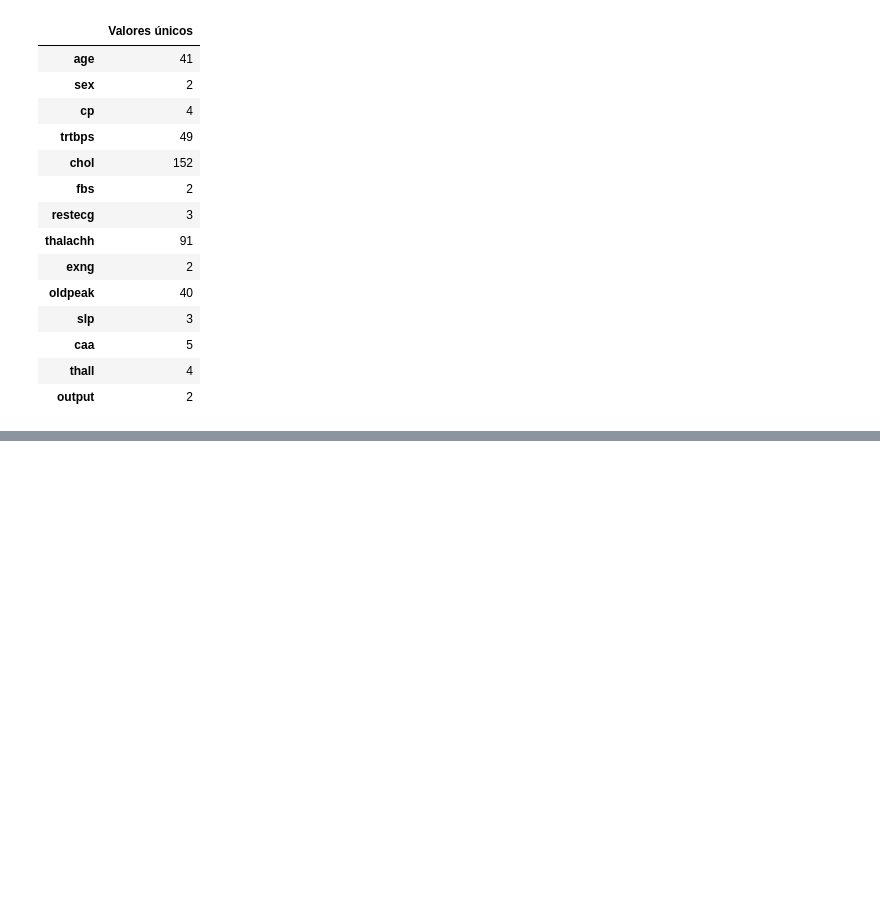
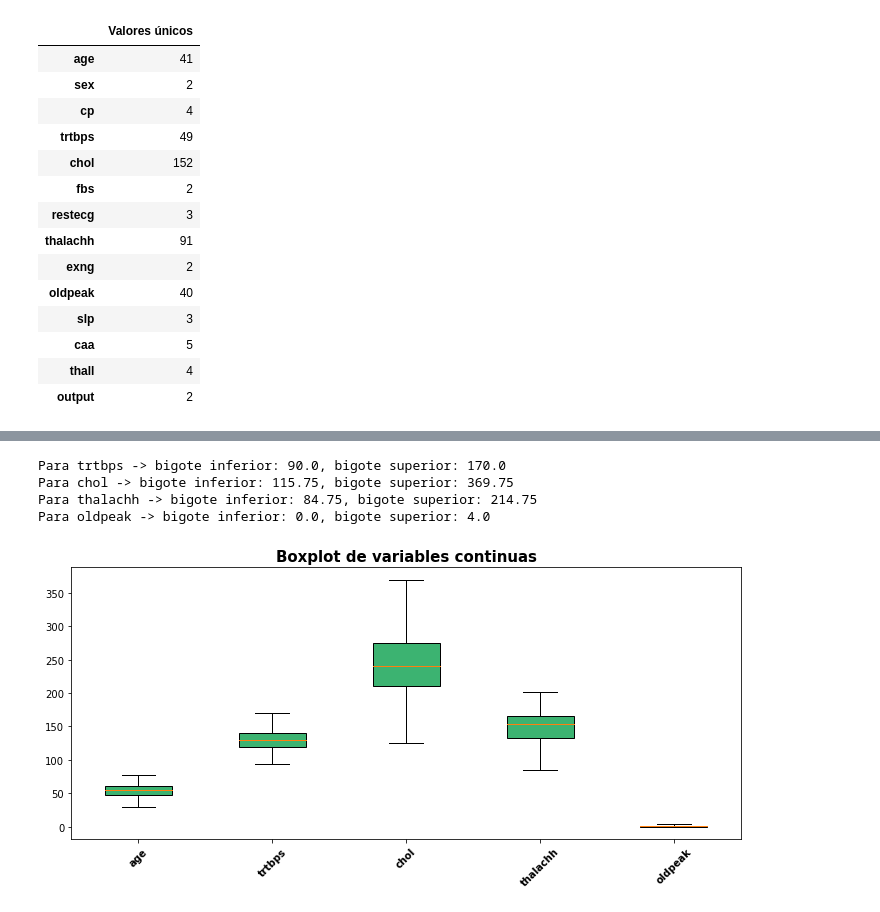
Before and after one commit to jaimesz11/Ataques_al_corazon-Clasificacion_y_analisis, a Jupyter notebook: Notebook/Notebook.ipynb, the cells around one changed output, grey strips where cells are left out. Saved outputs shown, nothing was run; the diff lists cells and outputs as text; code cells hidden in the pictures; blank space fills up the shorter version.

```diff
--- a/Notebook/Notebook.ipynb
+++ b/Notebook/Notebook.ipynb
@@ -67,0 +154,69 @@ pd.DataFrame(diccionario, index = ["Valores únicos"]).transpose()
+# %%
+# trtbps: Presión arterial en reposo (en mmHg)
+Q1_trtbps = df['trtbps'].quantile(0.25) # Primer cuartil
+Q3_trtbps = df['trtbps'].quantile(0.75) # Tercer cuartil
+IQR_trtbps = Q3_trtbps - Q1_trtbps # Rango intercuartílico
+low_whisk_trtbps = Q1_trtbps - 1.5 * IQR_trtbps # Bigote inferior
+up_whisk_trtbps = Q3_trtbps + 1.5 * IQR_trtbps # Bigote superior
+
+# chol: Colesterol en mg/dl obtenido a través del sensor BMI
+Q1_chol = df['chol'].quantile(0.25) # Primer cuartil
+Q3_chol = df['chol'].quantile(0.75) # Tercer cuartil
+IQR_chol = Q3_chol - Q1_chol # Rango intercuartílico
+low_whisk_chol = Q1_chol - 1.5 * IQR_chol # Bigote inferior
+up_whisk_chol = Q3_chol + 1.5 * IQR_chol # Bigote superior
+
+# thalachh - Frecuencia cardíaca máxima alcanzada
+Q1_thalachh = df['thalachh'].quantile(0.25) # Primer cuartil
+Q3_thalachh = df['thalachh'].quantile(0.75) # Tercer cuartil
+IQR_thalachh = Q3_thalachh - Q1_thalachh # Rango intercuartílico
+low_whisk_thalachh = Q1_thalachh - 1.5 * IQR_thalachh # Bigote inferior
+up_whisk_thalachh = Q3_thalachh + 1.5 * IQR_thalachh # Bigote superior
+
+# oldpeak - Pico anterior
+Q1_oldpeak = df['oldpeak'].quantile(0.25) # Primer cuartil
+Q3_oldpeak = df['oldpeak'].quantile(0.75) # Tercer cuartil
+IQR_oldpeak = Q3_oldpeak - Q1_oldpeak # Rango intercuartílico
+low_whisk_oldpeak = Q1_oldpeak - 1.5 * IQR_oldpeak # Bigote inferior
+up_whisk_oldpeak = Q3_oldpeak + 1.5 * IQR_oldpeak # Bigote superior
+
+print("Para trtbps -> bigote inferior: {}, bigote superior: {}".format(low_whisk_trtbps, up_whisk_trtbps))
+print("Para chol -> bigote inferior: {}, bigote superior: {}".format(low_whisk_chol, up_whisk_chol))
+print("Para thalachh -> bigote inferior: {}, bigote superior: {}".format(low_whisk_thalachh, up_whisk_thalachh))
+print("Para oldpeak -> bigote inferior: {}, bigote superior: {}".format(min(df['oldpeak']), up_whisk_oldpeak))
+# %% [output]
+Para trtbps -> bigote inferior: 90.0, bigote superior: 170.0
+Para chol -> bigote inferior: 115.75, bigote superior: 369.75
+Para thalachh -> bigote inferior: 84.75, bigote superior: 214.75
+Para oldpeak -> bigote inferior: 0.0, bigote superior: 4.0
+# %%
+# Todos los outliers por encima o por debajo se imputarán como el valor del bigote superior o inferior según corresponda en cada una de las variables.
+# Posteriormente se dibujará de nuevo los boxplots para comprobar si los outliers han desaparecido.
+df['trtbps'] = np.where(df['trtbps'] > up_whisk_trtbps, up_whisk_trtbps, df['trtbps'])
+df['chol'] = np.where(df['chol'] > up_whisk_chol, up_whisk_chol, df['chol'])
+df['thalachh'] = np.where(df['thalachh'] < low_whisk_thalachh, low_whisk_thalachh, df['thalachh'])
+df['oldpeak'] = np.where(df['oldpeak'] > up_whisk_oldpeak, up_whisk_oldpeak, df['oldpeak'])
+
+
+flierprops = dict(marker = 'o', markerfacecolor = 'red', markersize = 5, linestyle='none') # Para los outliers en el boxplot
+
+fig, ax = plt.subplots(figsize = (12, 5))
+plot_outliers = ax.boxplot(df[var_continuas],
+                flierprops = flierprops,
+                patch_artist = True,
+                boxprops = dict(facecolor='mediumseagreen'))
+ax.set_title("Boxplot de variables continuas",
+            color = 'black',
+            fontweight = 'bold',
+            fontsize = '15')
+ax.set_xticklabels(var_continuas,
+                  color = 'black',
+                  rotation = 45,
+                  fontweight = 'bold',
+                  fontsize = '10')
+
+plt.show()
+
+# Como se puede observar, ya no habría outliers.
+# %% [output]
+[figure, added]
```
Also changed, not shown: parts of 14 cells of this notebook.
